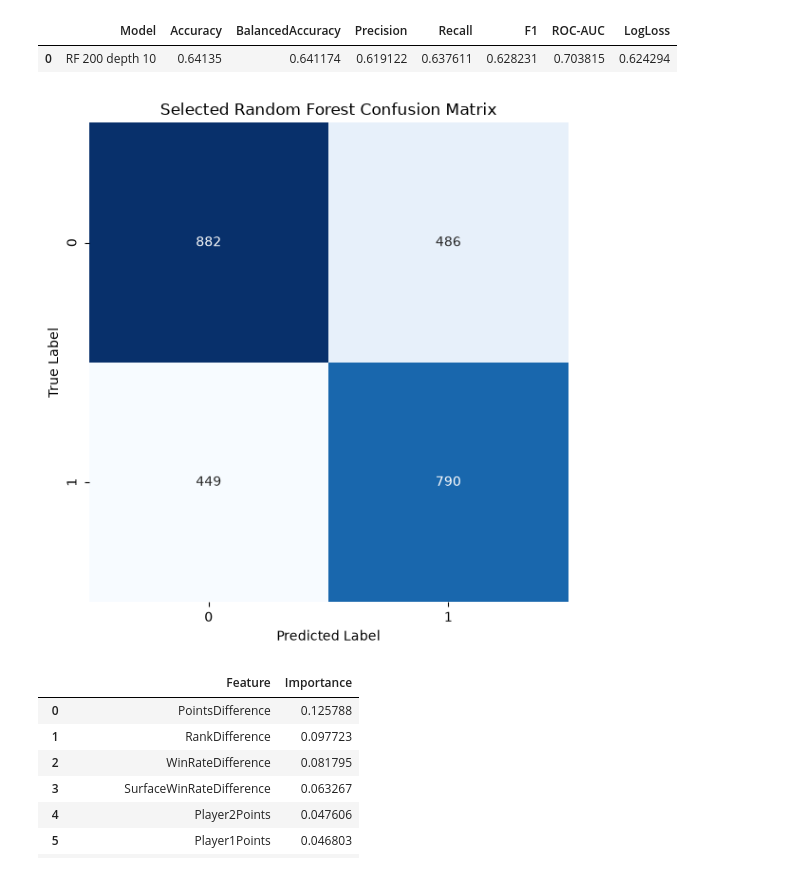
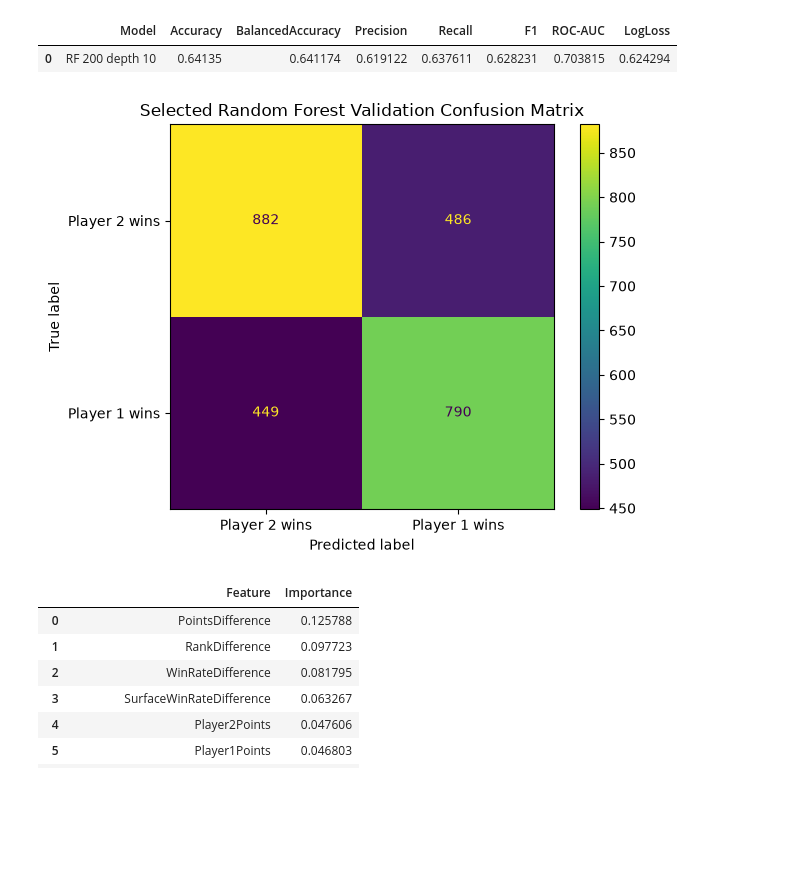
Before and after one commit to elimiotto05/artificial_intelligence, a Jupyter notebook: notebooks/06_random_forest.ipynb, the cells around one changed output. Cells and saved outputs as stored; diff of their text form; code cells hidden in the pictures; blank space fills up the shorter version.

```diff
--- a/notebooks/06_random_forest.ipynb
+++ b/notebooks/06_random_forest.ipynb
@@ -372,6 +337,18 @@ for configuration in configurations:
             "ValidationYear"
         ] = validation_year
 
+        current_fold_result[
+            "NEstimators"
+        ] = configuration["n_estimators"]
+
+        current_fold_result[
+            "MaxDepth"
+        ] = configuration["max_depth"]
+
+        current_fold_result[
+            "MinSamplesLeaf"
+        ] = configuration["min_samples_leaf"]
+
 
         # Store the result.
 
@@ -543,31 +605,22 @@ best_rf_result
 |  | Model | Accuracy | BalancedAccuracy | Precision | Recall | F1 | ROC-AUC | LogLoss |
 | 0 | RF 200 depth 10 | 0.64135 | 0.641174 | 0.619122 | 0.637611 | 0.628231 | 0.703815 | 0.624294 |
 # %%
-matrix = confusion_matrix(
+ConfusionMatrixDisplay.from_predictions(
     y_validation,
-    best_validation_predictions
+    best_validation_predictions,
+    display_labels=[
+        "Player 2 wins",
+        "Player 1 wins"
+    ],
+
+    values_format="d"
 )
 
-fig, axes = plt.subplots(
-    figsize=(6, 6),
-    tight_layout=True
-)
-
-sns.heatmap(
-    matrix,
-    square=True,
-    annot=True,
-    fmt="d",
-    cbar=False,
-    cmap="Blues"
-)
-
-axes.set_xlabel("Predicted Label")
-axes.set_ylabel("True Label")
-axes.set_title("Selected Random Forest Confusion Matrix")
+plt.title("Selected Random Forest Validation Confusion Matrix")
+plt.tight_layout()
 plt.show()
 # %% [output]
-[figure, old version]
+[figure, new version]
 # %%
 # Random Forest assigns an importance value
 # to every input feature used by the model.
```
Also changed, not shown: parts of 15 cells of this notebook, 15 other files.
